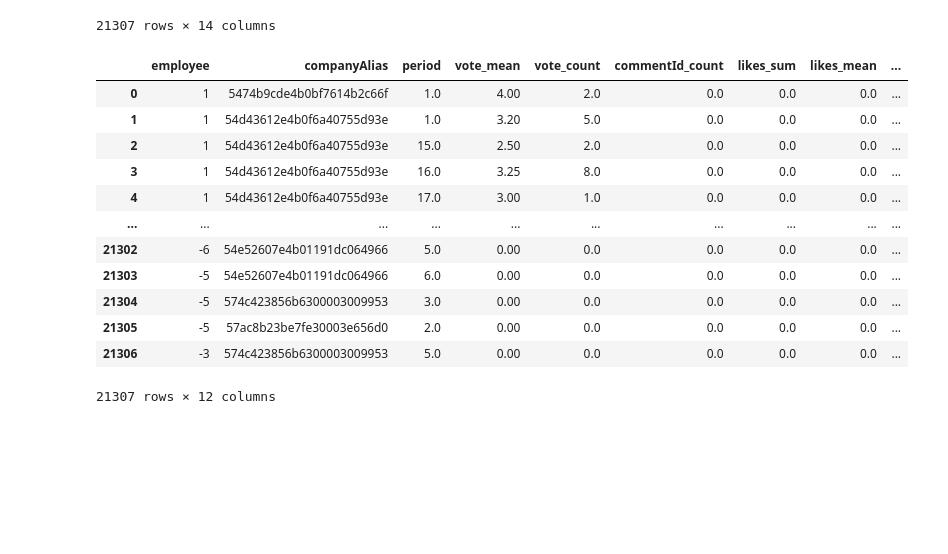
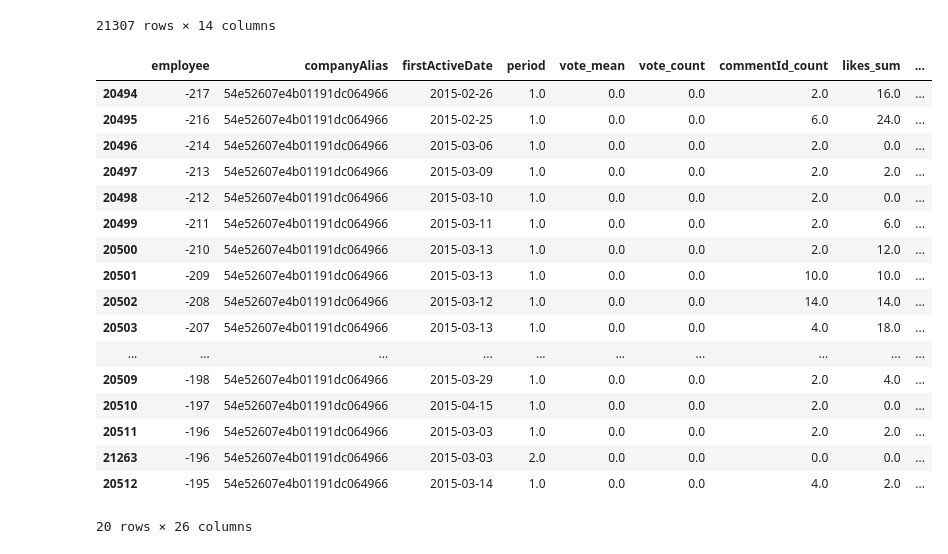
Before and after one commit to ceciliastern/ds_term_project, a Jupyter notebook: Model (Snapshot) - Happiness Dataset.ipynb, the cells around one changed output. Drawn from its saved outputs; the diff is of its cells as text; code cells hidden in the pictures; blank space fills up the shorter version.

```diff
--- a/Model (Snapshot) - Happiness Dataset.ipynb
+++ b/Model (Snapshot) - Happiness Dataset.ipynb
@@ -190,7 +190,8 @@ cca_snapshot = cca_merge.groupby(["employee",
                                                   "dislikes": ["sum", "mean"],
                                                   "commentLen": "mean"
                                                  }).reset_index()
-cca_snapshot.columns = ['_'.join(col).strip() if len(col[1]) > 0 else col[0] for col in cca_snapshot.columns.values]
+cca_snapshot.columns = ['_'.join(col).strip() if len(col[1]) > 0
+                        else col[0] for col in cca_snapshot.columns.values]
 cca_snapshot
 # %% [output]
 |  | employee | companyAlias | firstActiveDate | period | commentId_count | likes_sum | likes_mean | ... |
@@ -319,19 +320,53 @@ df
 | 21306 | -3 | 574c423856b6300003009953 | 2016-07-25 | 5.0 | 0.00 | 0.0 | 0.0 | 0.0 | ... |
 21307 rows × 14 columns
 # %%
-df.drop(labels=["firstActiveDate", "lastParticipationDate"], axis=1, inplace=True)
-df
+# Compute more features
+
+# likeability = # of likes / (# of likes + # of dislikes)
+df["likeability"] = (df["likes_sum"] / (df["likes_sum"] + df["dislikes_sum"])).fillna(0)
+
+# change in vote
+df.sort_values(by=["employee", "companyAlias", "period"], inplace=True)
+df_groupby = df.groupby(by=["employee", "companyAlias"])
+vote_shift = df_groupby["vote_mean"].shift().fillna(0)
+period_shift = df_groupby["period"].shift().fillna(0)
+conditions = [df["period"] - period_shift == 1,
+             df["period"] - period_shift != 1]
+choices = [df["vote_mean"] - vote_shift, df["vote_mean"]]
+df["vote_change"] = np.select(conditions, choices)
+
+# frequency
+df["likes_cumsum"] = df_groupby["likes_sum"].cumsum()
+df["dislikes_cumsum"] = df_groupby["dislikes_sum"].cumsum()
+df["vote_cumsum"] = df_groupby["vote_count"].cumsum()
+df["comment_cumsum"] = df_groupby["commentId_count"].cumsum()
+
+df["likes_freq"] = df["likes_cumsum"] / df["period"]
+df["dislikes_freq"] = df["dislikes_cumsum"] / df["period"]
+df["vote_freq"] = df["vote_cumsum"] / df["period"]
+df["comment_freq"] = df["comment_cumsum"] / df["period"]
+
+# deviation from the company-level average score
+df["company_avg_vote"] = df.groupby(by=["companyAlias"])["vote_mean"].transform("mean")
+df["vote_mean_norm"] = df["vote_mean"] / df["company_avg_vote"]
+
+df.head(20)
 # %% [output]
-|  | employee | companyAlias | period | vote_mean | vote_count | commentId_count | likes_sum | likes_mean | ... |
-| 0 | 1 | 5474b9cde4b0bf7614b2c66f | 1.0 | 4.00 | 2.0 | 0.0 | 0.0 | 0.0 | ... |
-| 1 | 1 | 54d43612e4b0f6a40755d93e | 1.0 | 3.20 | 5.0 | 0.0 | 0.0 | 0.0 | ... |
-| 2 | 1 | 54d43612e4b0f6a40755d93e | 15.0 | 2.50 | 2.0 | 0.0 | 0.0 | 0.0 | ... |
-| 3 | 1 | 54d43612e4b0f6a40755d93e | 16.0 | 3.25 | 8.0 | 0.0 | 0.0 | 0.0 | ... |
-| 4 | 1 | 54d43612e4b0f6a40755d93e | 17.0 | 3.00 | 1.0 | 0.0 | 0.0 | 0.0 | ... |
+|  | employee | companyAlias | firstActiveDate | period | vote_mean | vote_count | commentId_count | likes_sum | ... |
+| 20494 | -217 | 54e52607e4b01191dc064966 | 2015-02-26 | 1.0 | 0.0 | 0.0 | 2.0 | 16.0 | ... |
+| 20495 | -216 | 54e52607e4b01191dc064966 | 2015-02-25 | 1.0 | 0.0 | 0.0 | 6.0 | 24.0 | ... |
+| 20496 | -214 | 54e52607e4b01191dc064966 | 2015-03-06 | 1.0 | 0.0 | 0.0 | 2.0 | 0.0 | ... |
+| 20497 | -213 | 54e52607e4b01191dc064966 | 2015-03-09 | 1.0 | 0.0 | 0.0 | 2.0 | 2.0 | ... |
+| 20498 | -212 | 54e52607e4b01191dc064966 | 2015-03-10 | 1.0 | 0.0 | 0.0 | 2.0 | 0.0 | ... |
+| 20499 | -211 | 54e52607e4b01191dc064966 | 2015-03-11 | 1.0 | 0.0 | 0.0 | 2.0 | 6.0 | ... |
+| 20500 | -210 | 54e52607e4b01191dc064966 | 2015-03-13 | 1.0 | 0.0 | 0.0 | 2.0 | 12.0 | ... |
+| 20501 | -209 | 54e52607e4b01191dc064966 | 2015-03-13 | 1.0 | 0.0 | 0.0 | 10.0 | 10.0 | ... |
+| 20502 | -208 | 54e52607e4b01191dc064966 | 2015-03-12 | 1.0 | 0.0 | 0.0 | 14.0 | 14.0 | ... |
+| 20503 | -207 | 54e52607e4b01191dc064966 | 2015-03-13 | 1.0 | 0.0 | 0.0 | 4.0 | 18.0 | ... |
 | ... | ... | ... | ... | ... | ... | ... | ... | ... | ... |
-| 21302 | -6 | 54e52607e4b01191dc064966 | 5.0 | 0.00 | 0.0 | 0.0 | 0.0 | 0.0 | ... |
-| 21303 | -5 | 54e52607e4b01191dc064966 | 6.0 | 0.00 | 0.0 | 0.0 | 0.0 | 0.0 | ... |
-| 21304 | -5 | 574c423856b6300003009953 | 3.0 | 0.00 | 0.0 | 0.0 | 0.0 | 0.0 | ... |
-| 21305 | -5 | 57ac8b23be7fe30003e656d0 | 2.0 | 0.00 | 0.0 | 0.0 | 0.0 | 0.0 | ... |
-| 21306 | -3 | 574c423856b6300003009953 | 5.0 | 0.00 | 0.0 | 0.0 | 0.0 | 0.0 | ... |
+| 20509 | -198 | 54e52607e4b01191dc064966 | 2015-03-29 | 1.0 | 0.0 | 0.0 | 2.0 | 4.0 | ... |
+| 20510 | -197 | 54e52607e4b01191dc064966 | 2015-04-15 | 1.0 | 0.0 | 0.0 | 2.0 | 0.0 | ... |
+| 20511 | -196 | 54e52607e4b01191dc064966 | 2015-03-03 | 1.0 | 0.0 | 0.0 | 2.0 | 2.0 | ... |
+| 21263 | -196 | 54e52607e4b01191dc064966 | 2015-03-03 | 2.0 | 0.0 | 0.0 | 0.0 | 0.0 | ... |
+| 20512 | -195 | 54e52607e4b01191dc064966 | 2015-03-14 | 1.0 | 0.0 | 0.0 | 4.0 | 2.0 | ... |
-21307 rows × 12 columns
+20 rows × 26 columns
```
Also changed, not shown: parts of 11 cells of this notebook.
